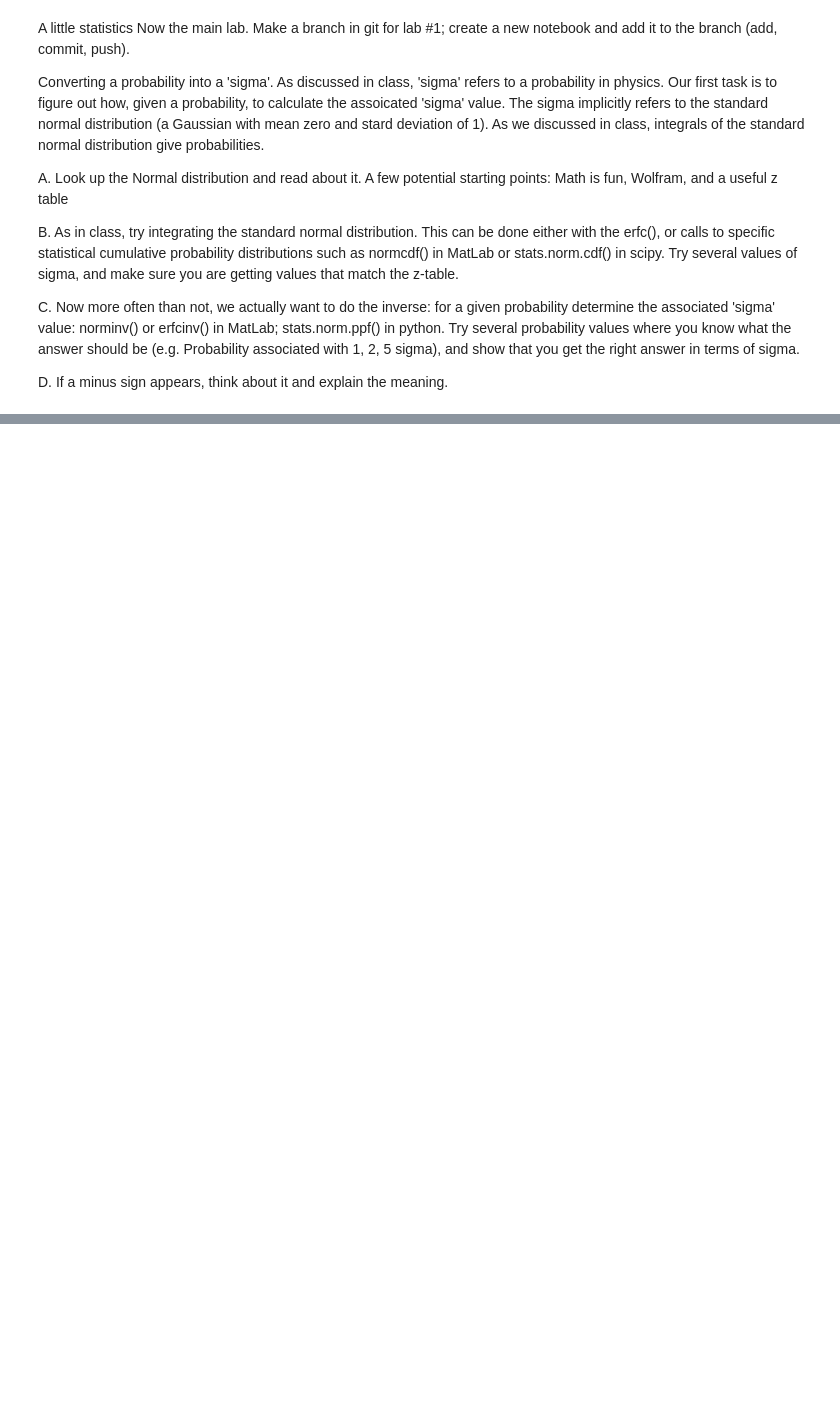
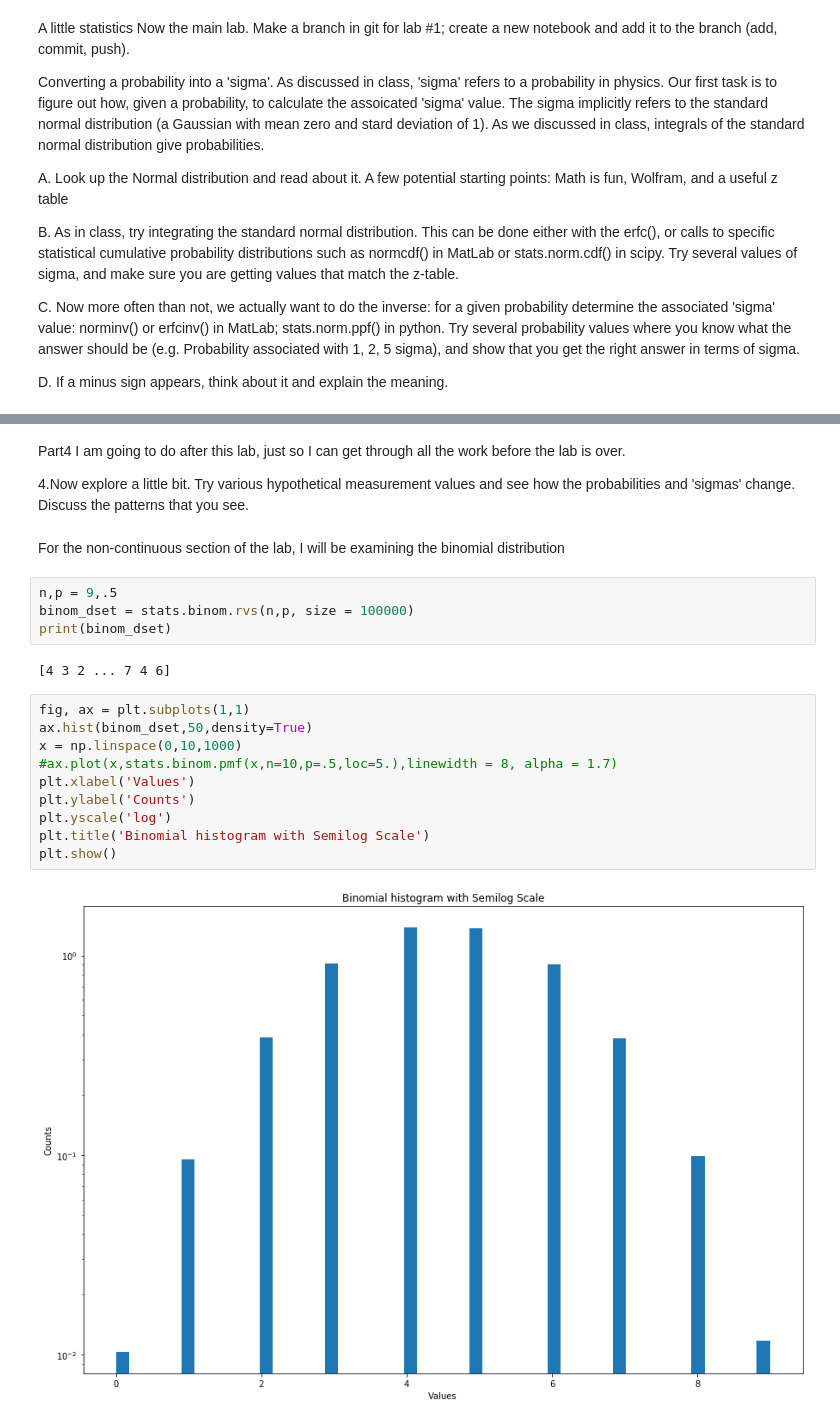
Before and after one commit to ecb49/burns_phys434, a Jupyter notebook: lab1/Burns_Lab1.ipynb, the cells around one changed output, grey strips where cells are left out. Drawn from its saved outputs; the diff is of its cells as text; blank space fills up the shorter version.

```diff
--- a/lab1/Burns_Lab1.ipynb
+++ b/lab1/Burns_Lab1.ipynb
@@ -13,0 +121,24 @@ D. If a minus sign appears, think about it and explain the meaning.
+# %% [markdown]
+Part4 I am going to do after this lab, just so I can get through all the work before the lab is over.
+
+4.Now explore a little bit. Try various hypothetical measurement values and see how the probabilities and 'sigmas' change. Discuss the patterns that you see.
+# %% [markdown]
+For the non-continuous section of the lab, I will be examining the binomial distribution
+# %%
+n,p = 9,.5
+binom_dset = stats.binom.rvs(n,p, size = 100000)
+print(binom_dset)
+# %% [output]
+[4 3 2 ... 7 4 6]
+# %%
+fig, ax = plt.subplots(1,1)
+ax.hist(binom_dset,50,density=True)
+x = np.linspace(0,10,1000)
+#ax.plot(x,stats.binom.pmf(x,n=10,p=.5,loc=5.),linewidth = 8, alpha = 1.7)
+plt.xlabel('Values')
+plt.ylabel('Counts')
+plt.yscale('log')
+plt.title('Binomial histogram with Semilog Scale')
+plt.show()
+# %% [output]
+[figure, added]
```
Also changed, not shown: parts of 12 cells of this notebook.
